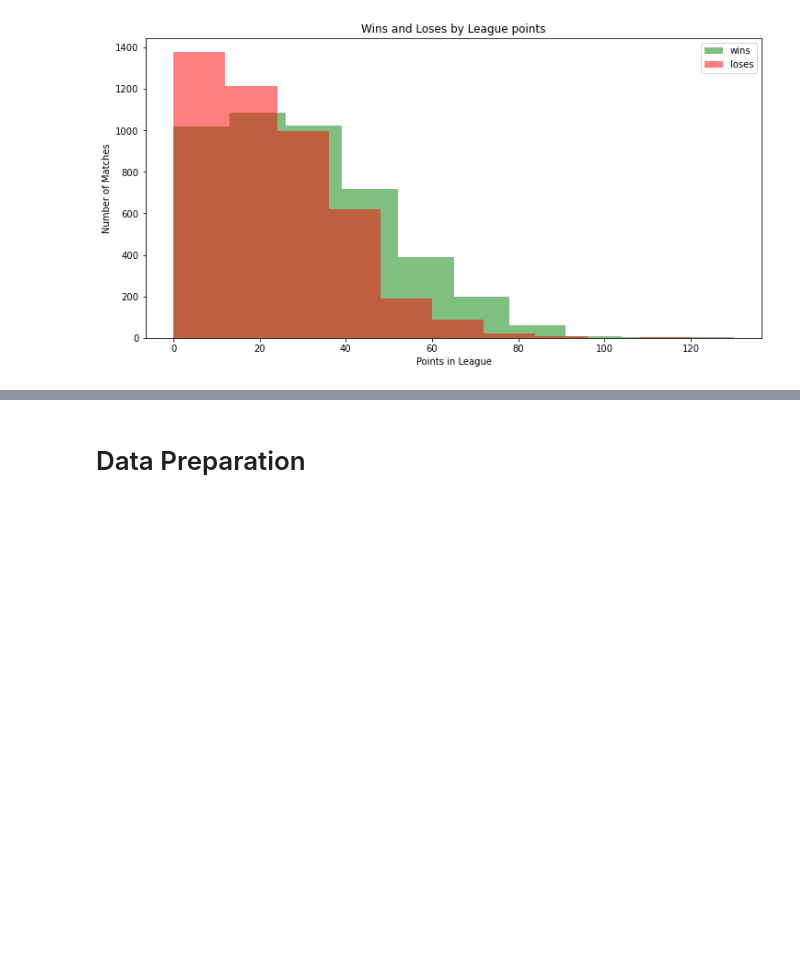
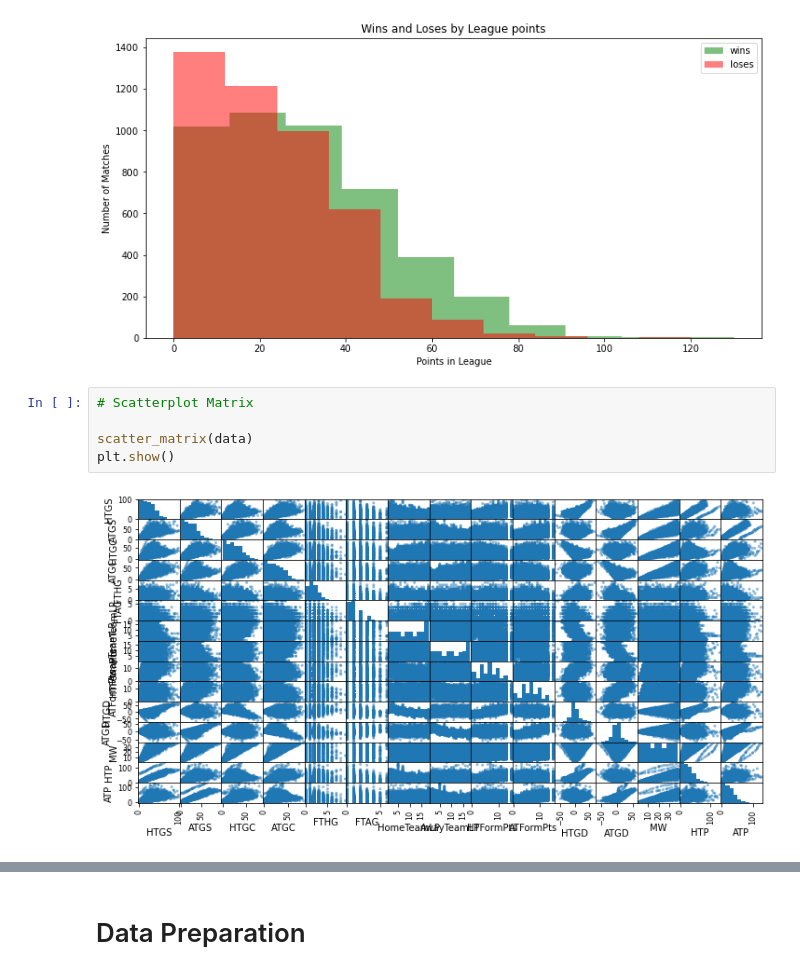
Before and after one commit to Rui-FMF/TAA_1, a Jupyter notebook: football_prediction.ipynb, the cells around one changed output, grey strips where cells are left out. Drawn from its saved outputs; the diff is of its cells as text; blank space fills up the shorter version.

```diff
--- a/football_prediction.ipynb
+++ b/football_prediction.ipynb
@@ -161,3 +163,10 @@ gen_hist()
 [figure]
 [figure]
 [figure]
+# %%
+# Scatterplot Matrix
+
+scatter_matrix(data)
+plt.show()
+# %% [output]
+[figure, added]
```
Also changed, not shown: parts of 9 cells of this notebook.
